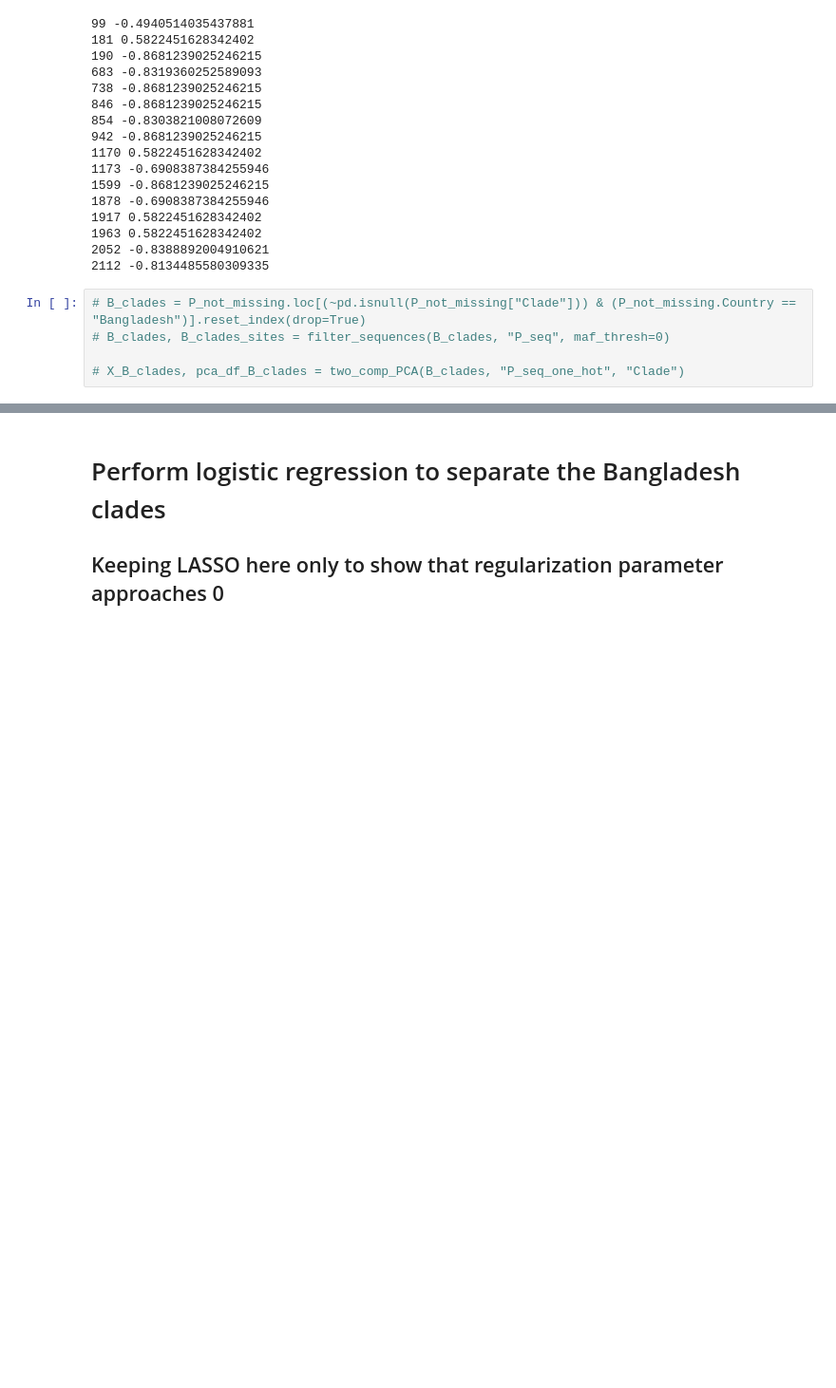
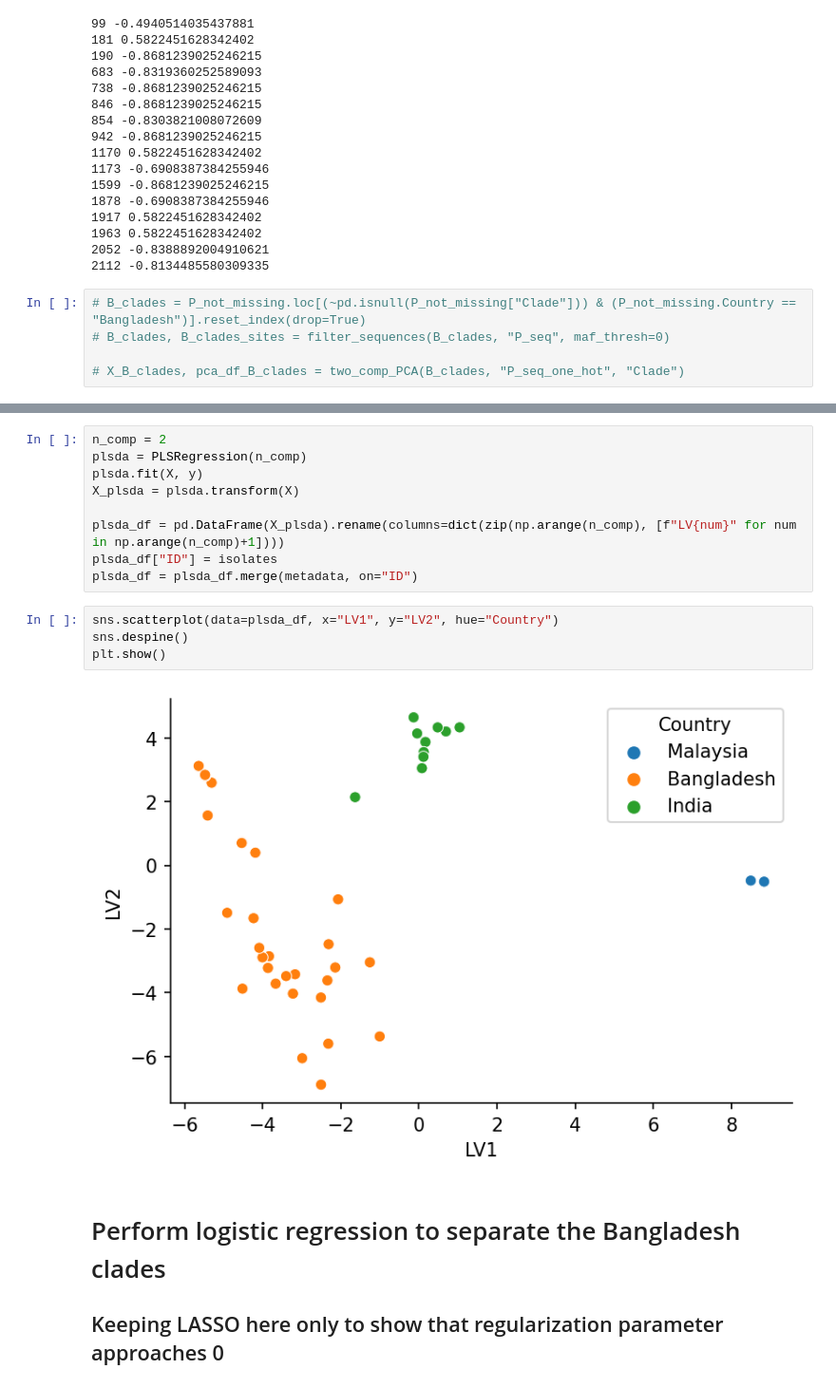
Before and after one commit to sanju99/niv_evo, a Jupyter notebook: clade_differences.ipynb, the cells around one changed output, grey strips where cells are left out. Shown at 95% size. Drawn from its saved outputs; the diff is of its cells as text; blank space fills up the shorter version.

Commit message:
PLSDA

```diff
--- a/clade_differences.ipynb
+++ b/clade_differences.ipynb
@@ -262,3 +284,18 @@ for i in range(X_snps_bgd.shape[1]):
+# %%
+n_comp = 2
+plsda = PLSRegression(n_comp)
+plsda.fit(X, y)
+X_plsda = plsda.transform(X)
+
+plsda_df = pd.DataFrame(X_plsda).rename(columns=dict(zip(np.arange(n_comp), [f"LV{num}" for num in np.arange(n_comp)+1])))
+plsda_df["ID"] = isolates
+plsda_df = plsda_df.merge(metadata, on="ID")
+# %%
+sns.scatterplot(data=plsda_df, x="LV1", y="LV2", hue="Country")
+sns.despine()
+plt.show()
+# %% [output]
+[figure, added]
 # %% [markdown]
 # Perform logistic regression to separate the Bangladesh clades
 
```
Also changed, not shown: parts of 12 cells of this notebook, 1 other file.
